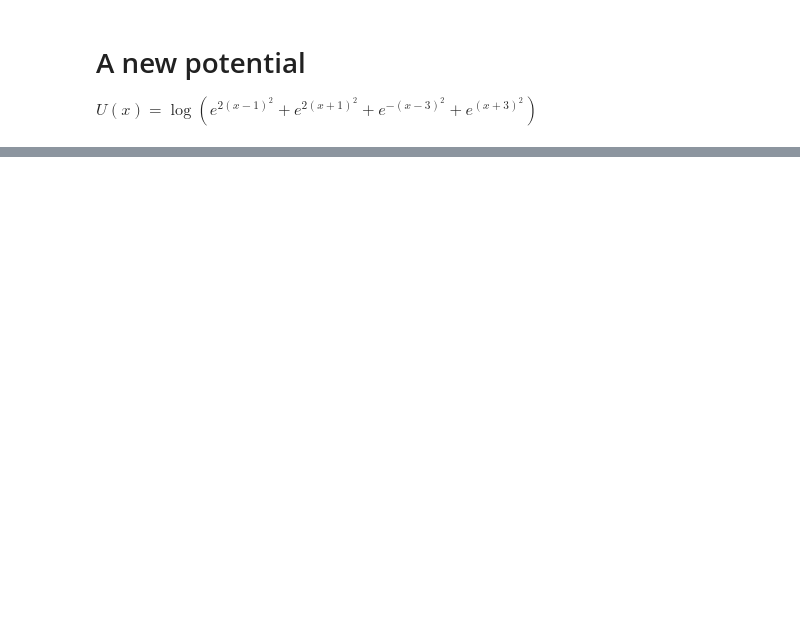
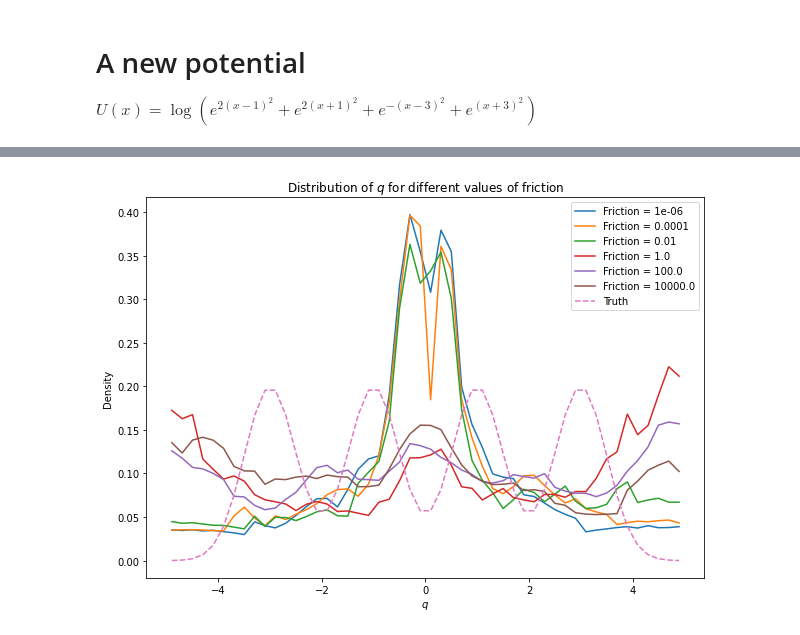
Before and after one commit to ktadgh/Langevin-Dynamics, a Jupyter notebook: OBABO.ipynb, the cells around one changed output, grey strips where cells are left out. Saved outputs shown, nothing was run; the diff lists cells and outputs as text; code cells hidden in the pictures; blank space fills up the shorter version.

```diff
--- a/OBABO.ipynb
+++ b/OBABO.ipynb
@@ -179,16 +212,16 @@ $U(x) = \log{( e^{2(x-1)^2} + e^{2(x+1)^2} + e^{-(x-3)^2} + e^{(x+3)^2})}$
 # %%
 @jit(nopython=True)
 def potential(x):
-    return np.log( np.exp(-2*(x-1)**2) + np.exp(-2*(x+1)**2) + np.exp(-2*(x+3)**2) + np.exp(-2*(x-3)**2) )
+    return -np.log( np.exp(-2*(x-1)**2) + np.exp(-2*(x+1)**2) + np.exp(-2*(x+3)**2) + np.exp(-2*(x-3)**2))
 # %%
 @jit(nopython=True)
-def force(x):
-    r = -4*(x-1)*np.exp(-2*(x-1)**2) + -4*(x-1)*np.exp(-2*(x+1)**2)  -4*(x+3)*np.exp(-2*(x+3)**2) -4*(x-3)*np.exp(-2*(x-3)**2)
-    F = r/potential(x)
+def force_2(x):
+    r = 4*(x-1)*np.exp(-2*(x-1)**2)  +4*(x+1)*np.exp(-2*(x+1)**2)  +4*(x+3)*np.exp(-2*(x+3)**2) +4*(x-3)*np.exp(-2*(x-3)**2)
+    F = -r/potential(x)
     return F
 
 @jit(nopython=True)
-def A_step( qp , h , factor=1):
+def A_step_2( qp , h , factor=1):
     q,p = qp
 
     q = q + h*p*factor
@@ -196,10 +229,10 @@ def A_step( qp , h , factor=1):
     return [q,p]
 
 @jit(nopython=True)
-def B_step( qp , h, factor=1):
+def B_step_2( qp , h, factor=1):
     q,p = qp
 
-    F = force(q)
+    F = force_2(q)
 
     p = p + h*F*factor
 
@@ -207,7 +240,7 @@ def B_step( qp , h, factor=1):
 
 
 @jit(nopython=True)
-def O_step( qp , h,gamma, factor=1):
+def O_step_2( qp , h,gamma, factor=1):
     q,p = qp
 
     alpha = np.exp(-h*gamma)
@@ -218,14 +251,14 @@ def O_step( qp , h,gamma, factor=1):
     return [q,p]
 
 @jit(nopython=True)
-def obabo_step(q,p,h,gamma,beta):
+def obabo_step_2(q,p,h,gamma,beta):
     qp = [q,p]  #this just translates the separate q and p vectors
                 #into a single vector composed from the pair.
-    qp = O_step( qp, h, gamma, 0.5)
-    qp = B_step( qp, h,0.5)
-    qp = A_step(qp , h )
-    qp = B_step( qp, h,0.5)
-    qp = O_step( qp, h, gamma,  0.5)
+    qp = O_step_2( qp, h, gamma, 0.5)
+    qp = B_step_2( qp, h,0.5)
+    qp = A_step_2(qp , h )
+    qp = B_step_2( qp, h,0.5)
+    qp = O_step_2( qp, h, gamma,  0.5)
 
     q,p = qp
     return q , p
@@ -241,7 +274,7 @@ def run_simulation(Nsteps, h, gamma,q_init= np.array([]),p_init= np.array([])):
     t = 0
 
     for n in range(Nsteps):
-        q,p = obabo_step(q, p, h, gamma, beta)
+        q,p = obabo_step_2(q, p, h, gamma, beta)
         t = t + h
 
         q_traj += [q]
@@ -285,0 +369,8 @@ OBABO_2.expectation_graph(potential,1000000, 0.01, 100, gammas)
+# %%
+OBABO_2 = Scheme(obabo_step_2, force_2, potential)
+# %%
+start_time =time.time()
+OBABO_2.friction_graph(100000, 0.01, 100, gammas, q_init =np.random.rand(100)-0.5)
+end_time = time.time()
+print(f"Time Elapsed: {end_time-start_time}")
+# %% [output]
@@ -285,0 +378 @@ OBABO_2.expectation_graph(potential,1000000, 0.01, 100, gammas)
+[figure, added]
```
Also changed, not shown: parts of 22 cells of this notebook.
